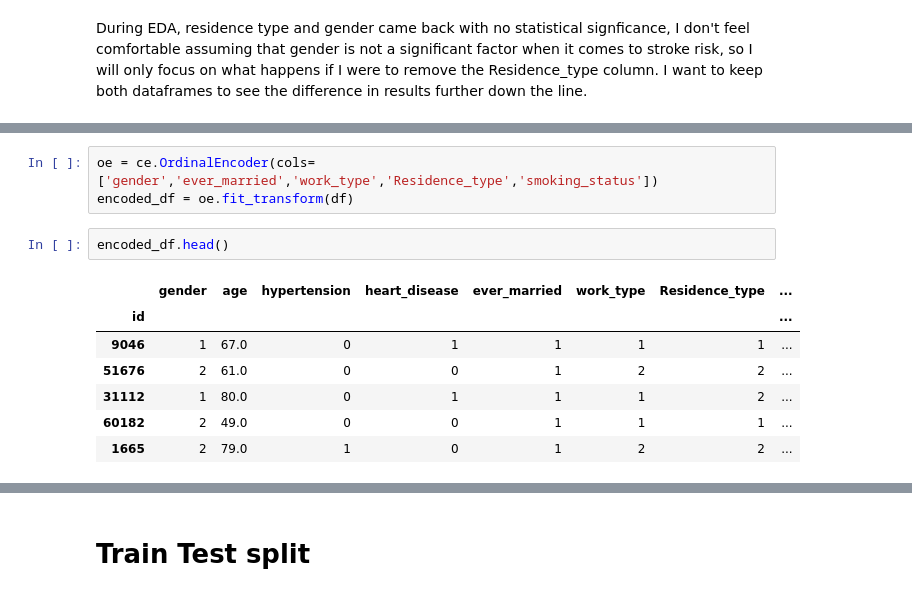
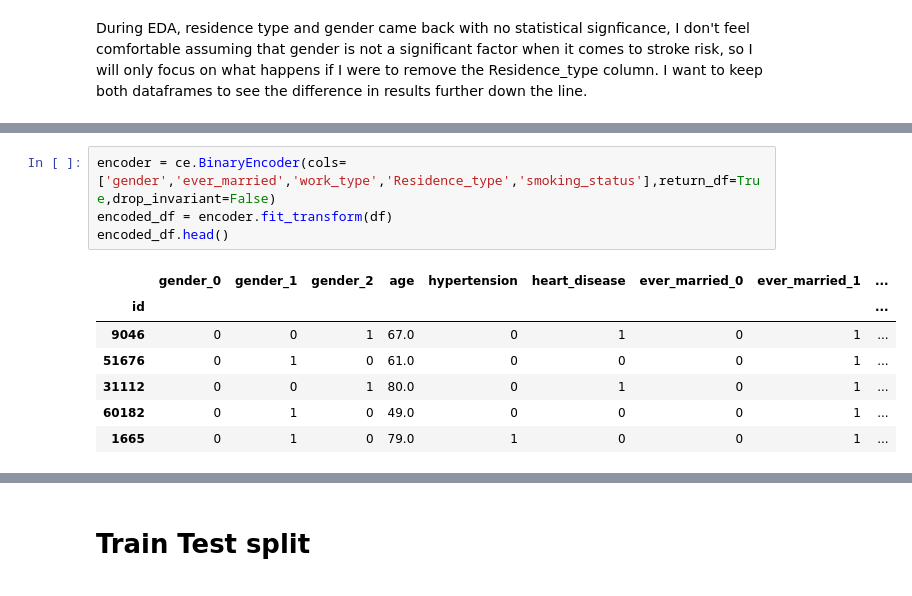
Before and after one commit to juliaechap/Capstone-2, a Jupyter notebook: Capstone 2_Pre-Processing and Training Data Development .ipynb, the cells around one changed output, grey strips where cells are left out. Cells and saved outputs as stored; diff of their text form.

```diff
--- a/Capstone 2_Pre-Processing and Training Data Development .ipynb
+++ b/Capstone 2_Pre-Processing and Training Data Development .ipynb
@@ -67,13 +67,12 @@ df_nores.head()
 # %%
-oe = ce.OrdinalEncoder(cols=['gender','ever_married','work_type','Residence_type','smoking_status'])
-encoded_df = oe.fit_transform(df)
+encoder = ce.BinaryEncoder(cols=['gender','ever_married','work_type','Residence_type','smoking_status'],return_df=True,drop_invariant=False)
+encoded_df = encoder.fit_transform(df)
+encoded_df.head()
+# %% [output]
+|  | gender_0 | gender_1 | gender_2 | age | hypertension | heart_disease | ever_married_0 | ever_married_1 | ... |
+| id |  |  |  |  |  |  |  |  | ... |
+| 9046 | 0 | 0 | 1 | 67.0 | 0 | 1 | 0 | 1 | ... |
+| 51676 | 0 | 1 | 0 | 61.0 | 0 | 0 | 0 | 1 | ... |
+| 31112 | 0 | 0 | 1 | 80.0 | 0 | 1 | 0 | 1 | ... |
+| 60182 | 0 | 1 | 0 | 49.0 | 0 | 0 | 0 | 1 | ... |
+| 1665 | 0 | 1 | 0 | 79.0 | 1 | 0 | 0 | 1 | ... |
-# %%
-encoded_df.head()
-# %% [output]
-|  | gender | age | hypertension | heart_disease | ever_married | work_type | Residence_type | ... |
-| id |  |  |  |  |  |  |  | ... |
-| 9046 | 1 | 67.0 | 0 | 1 | 1 | 1 | 1 | ... |
-| 51676 | 2 | 61.0 | 0 | 0 | 1 | 2 | 2 | ... |
-| 31112 | 1 | 80.0 | 0 | 1 | 1 | 1 | 2 | ... |
-| 60182 | 2 | 49.0 | 0 | 0 | 1 | 1 | 1 | ... |
-| 1665 | 2 | 79.0 | 1 | 0 | 1 | 2 | 2 | ... |
```
Also changed, not shown: parts of 16 cells of this notebook.
